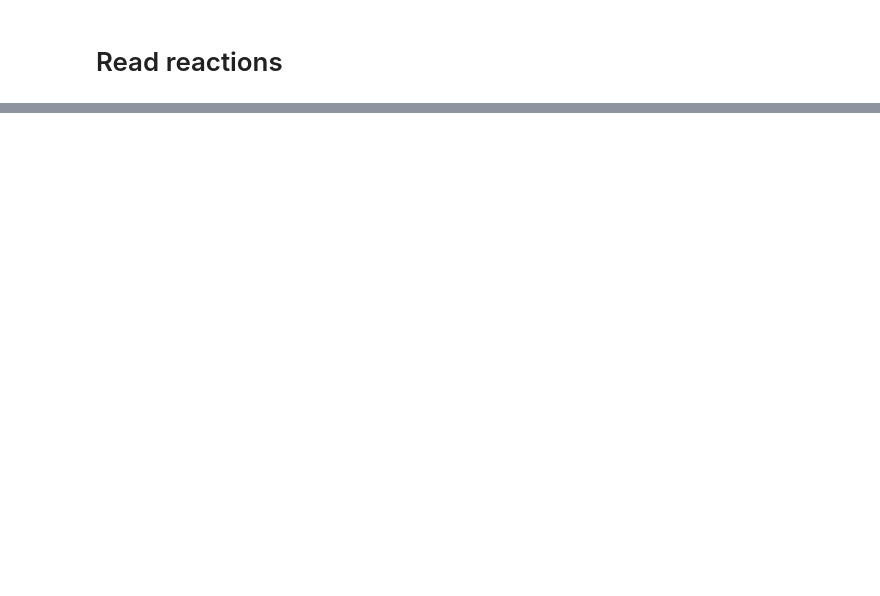
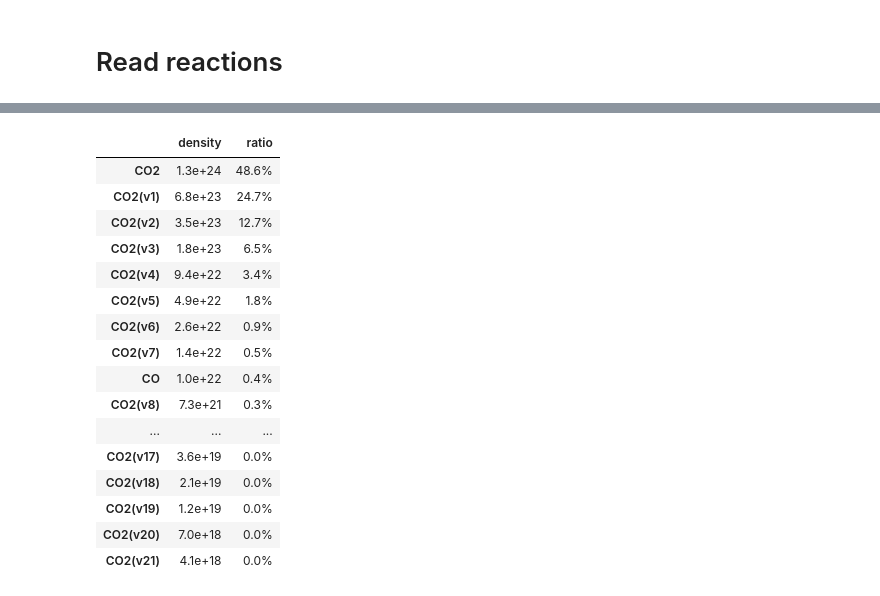
Before and after one commit to LiuPhyMan/PlasmaChemistry, a Jupyter notebook: Cal_Coef_Reaction.ipynb, the cells around one changed output, grey strips where cells are left out. Cells and saved outputs as stored; diff of their text form; code cells hidden in the pictures; blank space fills up the shorter version.

```diff
--- a/Cal_Coef_Reaction.ipynb
+++ b/Cal_Coef_Reaction.ipynb
@@ -152,0 +139,20 @@ array([-32197., -48000.,  16394.,  16202.])
+# %%
+coef.view_density(sol.y.transpose()[-1]).sort_values(by=['density'],ascending=False)
+# %% [output]
+|  | density | ratio |
+| CO2 | 1.3e+24 | 48.6% |
+| CO2(v1) | 6.8e+23 | 24.7% |
+| CO2(v2) | 3.5e+23 | 12.7% |
+| CO2(v3) | 1.8e+23 | 6.5% |
+| CO2(v4) | 9.4e+22 | 3.4% |
+| CO2(v5) | 4.9e+22 | 1.8% |
+| CO2(v6) | 2.6e+22 | 0.9% |
+| CO2(v7) | 1.4e+22 | 0.5% |
+| CO | 1.0e+22 | 0.4% |
+| CO2(v8) | 7.3e+21 | 0.3% |
+| ... | ... | ... |
+| CO2(v17) | 3.6e+19 | 0.0% |
+| CO2(v18) | 2.1e+19 | 0.0% |
+| CO2(v19) | 1.2e+19 | 0.0% |
+| CO2(v20) | 7.0e+18 | 0.0% |
+| CO2(v21) | 4.1e+18 | 0.0% |
```
Also changed, not shown: parts of 27 cells of this notebook, 13 other files.
